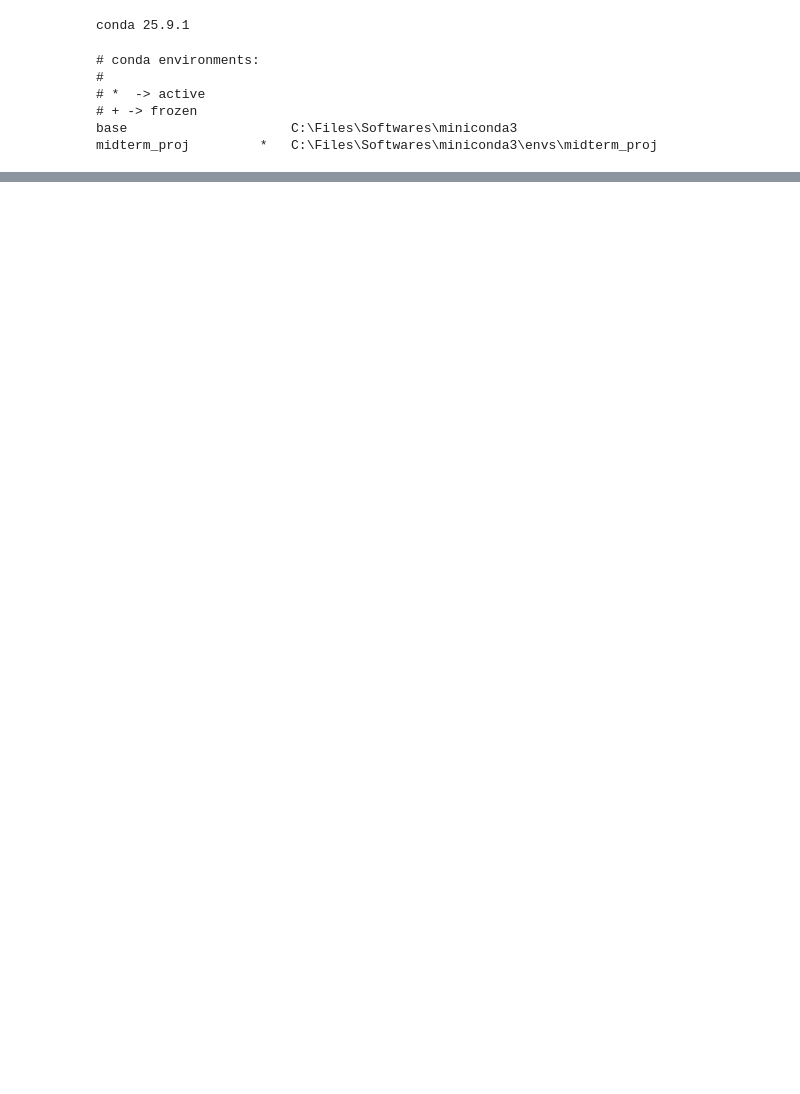
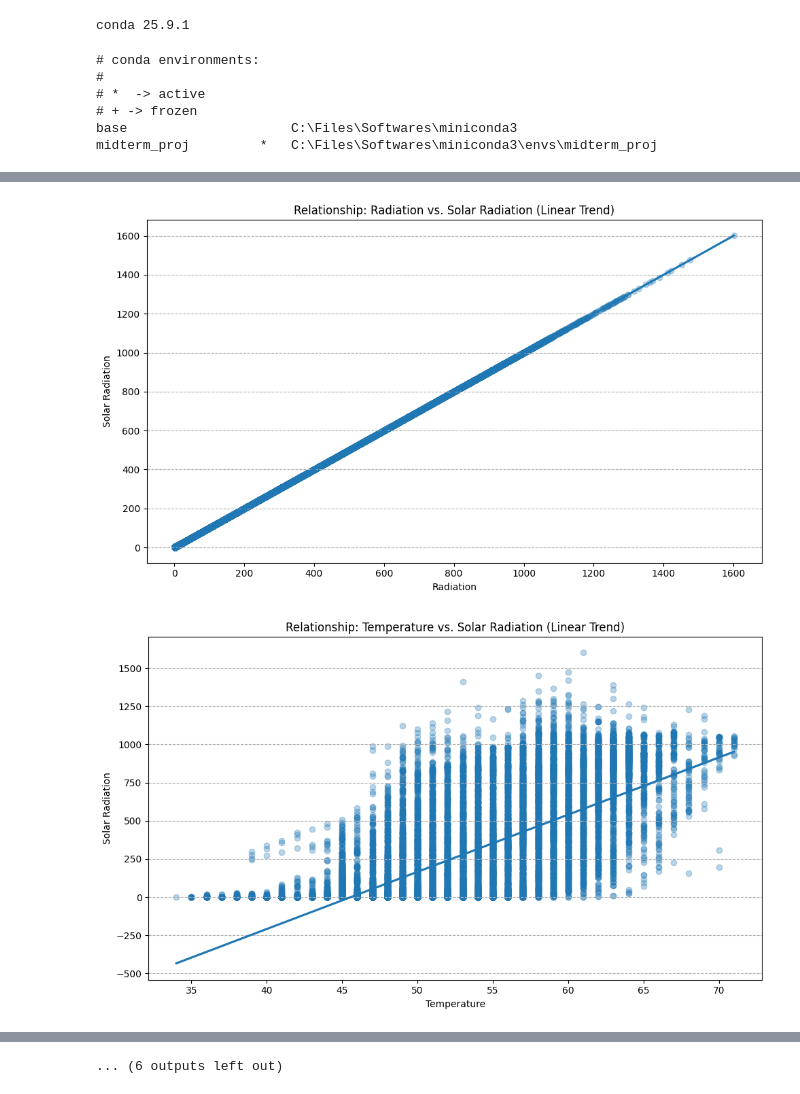
Before and after one commit to ashish911in/Datatalks_MLZoomCamp_2025_MidtermProj, a Jupyter notebook: Notebooks/learning.ipynb, the cells around one changed output, grey strips where cells are left out. Drawn from its saved outputs; the diff is of its cells as text; code cells hidden in the pictures; blank space fills up the shorter version.

```diff
--- a/Notebooks/learning.ipynb
+++ b/Notebooks/learning.ipynb
@@ -102,0 +276,49 @@ memory usage: 3.0+ MB
+# %%
+TARGET_COL = 'radiation'
+
+# Columns to skip (IDs, duplicates, or non-numeric metadata)
+# SKIP_COLUMNS = [TARGET_COL, 'unixtime', 'data', 'time', 'timesunrise', 'timesunset', 'col1_dt', 'col2_dt', 'recordeddatetime']
+
+# Get the list of features to plot (clean features only)
+features_to_plot = [col for col in df.columns]
+
+
+# --- Plotting Loop ---
+
+# Set a threshold to distinguish between continuous and discrete features
+# (If a column has fewer than 20 unique values, treat it as discrete)
+UNIQUE_VALUE_THRESHOLD = 20
+
+for feature in features_to_plot:
+
+    # 1. Determine Plot Type
+    is_discrete = df[feature].nunique() < UNIQUE_VALUE_THRESHOLD
+
+    plt.figure(figsize=(10, 6))
+
+    '''
+    if is_discrete:
+        # Use Box Plot for discrete/categorical features (e.g., month, hour)
+        sns.boxplot(x=feature, y=TARGET_COL, data=df)
+        plt.title(f'Impact of {feature.title()} on Solar Radiation (Distribution)')
+
+        # Adjust x-ticks for readability if there are many unique categories
+        if df[feature].nunique() > 10:
+             plt.xticks(rotation=45, ha='right')
+    '''
+
+    #else:
+        # Use Regression Plot for continuous features (e.g., speed, temperature)
+        # The 'reg' line shows the linear trend.
+    sns.regplot(x=feature, y=TARGET_COL, data=df, scatter_kws={'alpha':0.3})
+    plt.title(f'Relationship: {feature.title()} vs. Solar Radiation (Linear Trend)')
+
+    # 2. Final Touches
+    plt.xlabel(feature.replace('_', ' ').title())
+    plt.ylabel('Solar Radiation')
+    plt.grid(axis='y', linestyle='--')
+    plt.tight_layout()
+    plt.show()
+# %% [output]
+[figure, added]
+[figure, added]
@@ -102,0 +335 @@ memory usage: 3.0+ MB
+... (6 outputs left out)
```
Also changed, not shown: parts of 20 cells of this notebook, 2 other files.
